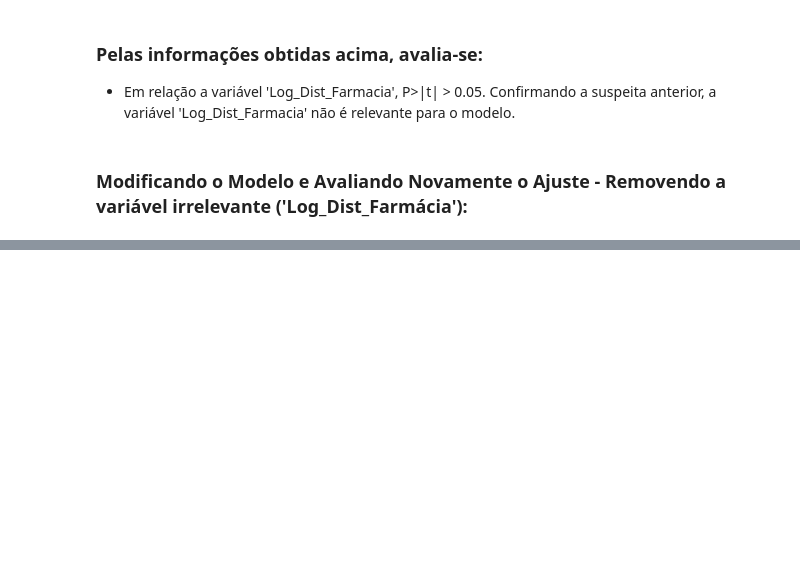
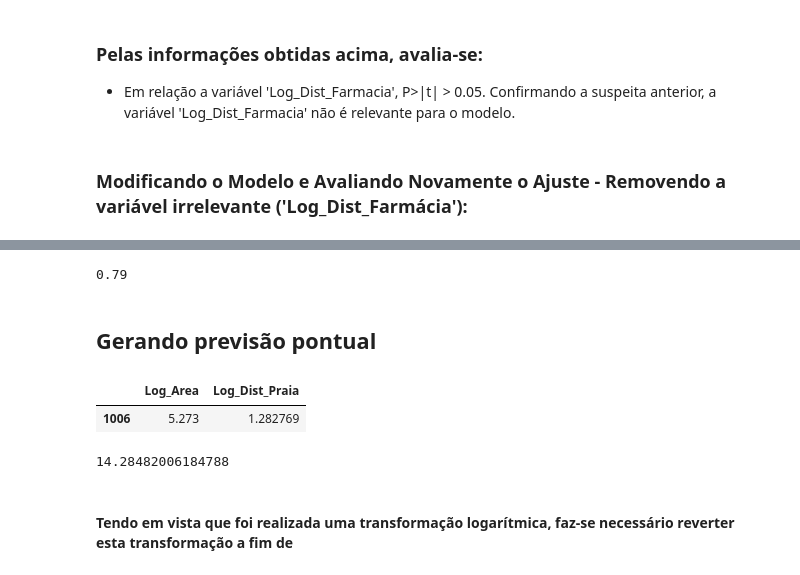
Before and after one commit to silsantos/Data-Science_Projects, a Jupyter notebook: Estatistica/Pratica5_Modelo_log_Linear.ipynb, the cells around one changed output, grey strips where cells are left out. Saved outputs shown, nothing was run; the diff lists cells and outputs as text; code cells hidden in the pictures; blank space fills up the shorter version.

```diff
--- a/Estatistica/Pratica5_Modelo_log_Linear.ipynb
+++ b/Estatistica/Pratica5_Modelo_log_Linear.ipynb
@@ -253,0 +294,23 @@ modelo_statsmodels = sm.OLS(y_treino, X_treino_com_constante, hasconst = True).f
+# %%
+# Calculando o R²:
+
+R_2_2 = metrics.r2_score(y_teste, y_previsto).round(3)
+R_2_2
+# %% [output]
+0.79
+# %% [markdown]
+## Gerando previsão pontual
+# %%
+# Dados de entrada para a previsão:
+
+entrada = X_teste[0:1]
+entrada
+# %% [output]
+|  | Log_Area | Log_Dist_Praia |
+| 1006 | 5.273 | 1.282769 |
+# %%
+modelo.predict(entrada)[0]
+# %% [output]
+14.28482006184788
+# %% [markdown]
+#### Tendo em vista que foi realizada uma transformação logarítmica, faz-se necessário reverter esta transformação a fim de
```
Also changed, not shown: parts of 9 cells of this notebook.
